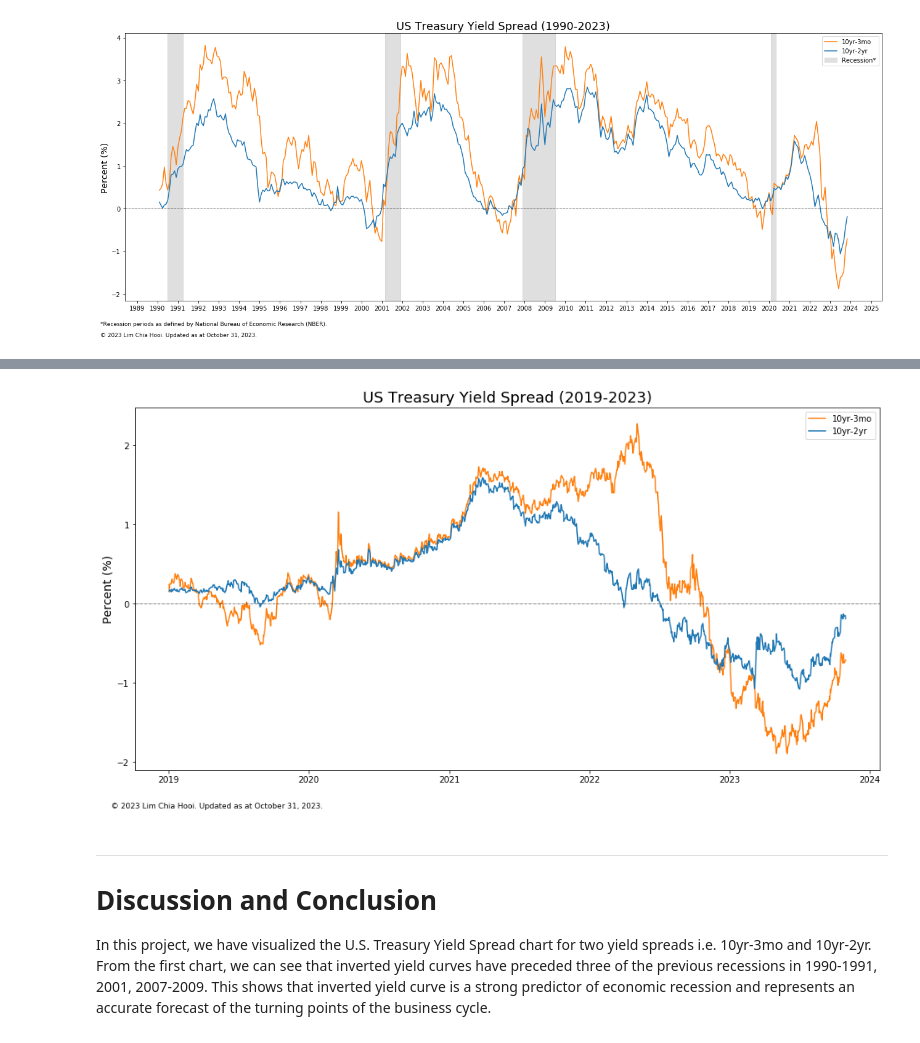
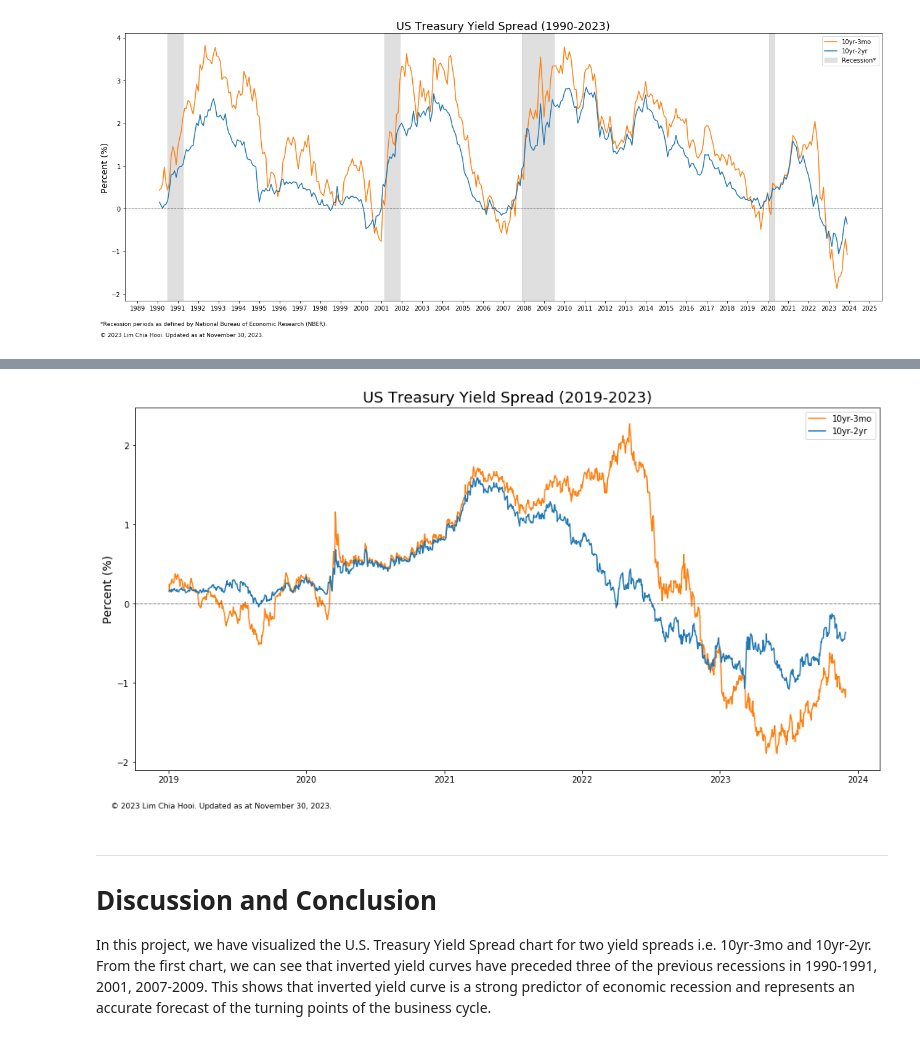
Before and after one commit to limchiahooi/us-treasury-yield-spread, a Jupyter notebook: us-treasury-yield-spread.ipynb, the cells around one changed output, grey strips where cells are left out. Cells and saved outputs as stored; diff of their text form; code cells hidden in the pictures.

```diff
--- a/us-treasury-yield-spread.ipynb
+++ b/us-treasury-yield-spread.ipynb
@@ -387,35 +387,35 @@ plt.plot(df["10yr-2yr"][-ys_2019:], label="10yr-2yr", color="#1f77b4")
 years = mdates.YearLocator()   # every year
 # months = mdates.MonthLocator()  # every month
 
 # define the date format
 myFmt = mdates.DateFormatter("%Y")   # 2019
 # myFmt = mdates.DateFormatter("%Y-%m")   # 2019-01
 
 # tell matplotlib to use the format specified above
 # ax.xaxis.set_major_locator(months)
 ax.xaxis.set_major_locator(years)
 ax.xaxis.set_major_formatter(myFmt);
 
 # plot a horizontal line at y=0
 plt.axhline(y=0, color="black", linestyle="-.", linewidth=0.5)
 
 # set the limit of y and x axis
 # plt.ylim(-0.2, 0.5)
 # plt.xlim([datetime.date(2018, 12, 1), datetime.date(2019, 6, 1)])
 
 # set title and fontsize
 plt.title("US Treasury Yield Spread (2019-2023)", fontsize=18)
 
 # add text as footnote
-plt.figtext(0.1, 0.045, "© 2023 Lim Chia Hooi. Updated as at October 31, 2023.", color="k", fontsize=9)
+plt.figtext(0.1, 0.045, "© 2023 Lim Chia Hooi. Updated as at November 30, 2023.", color="k", fontsize=9)
 
 # show legend
 plt.legend()
 # plt.grid()
 plt.savefig("us_treasury_yield_spread_2019.png")
 plt.show()
 # %% [output]
-[figure, old version]
+[figure, new version]
 # %% [markdown]
 ---
 # <a name="conclusion">Discussion and Conclusion</a>
```
Also changed, not shown: parts of 10 cells of this notebook, 3 other files.
